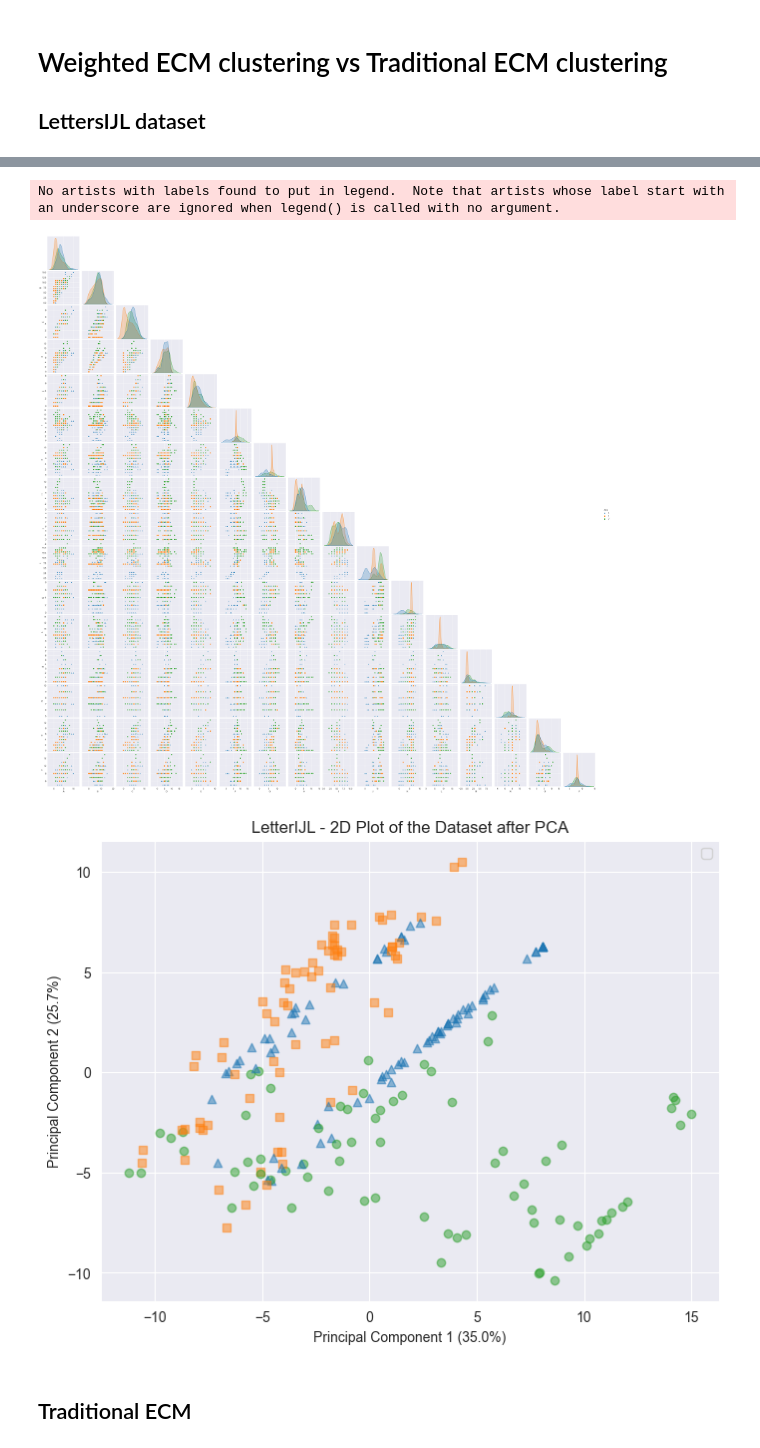
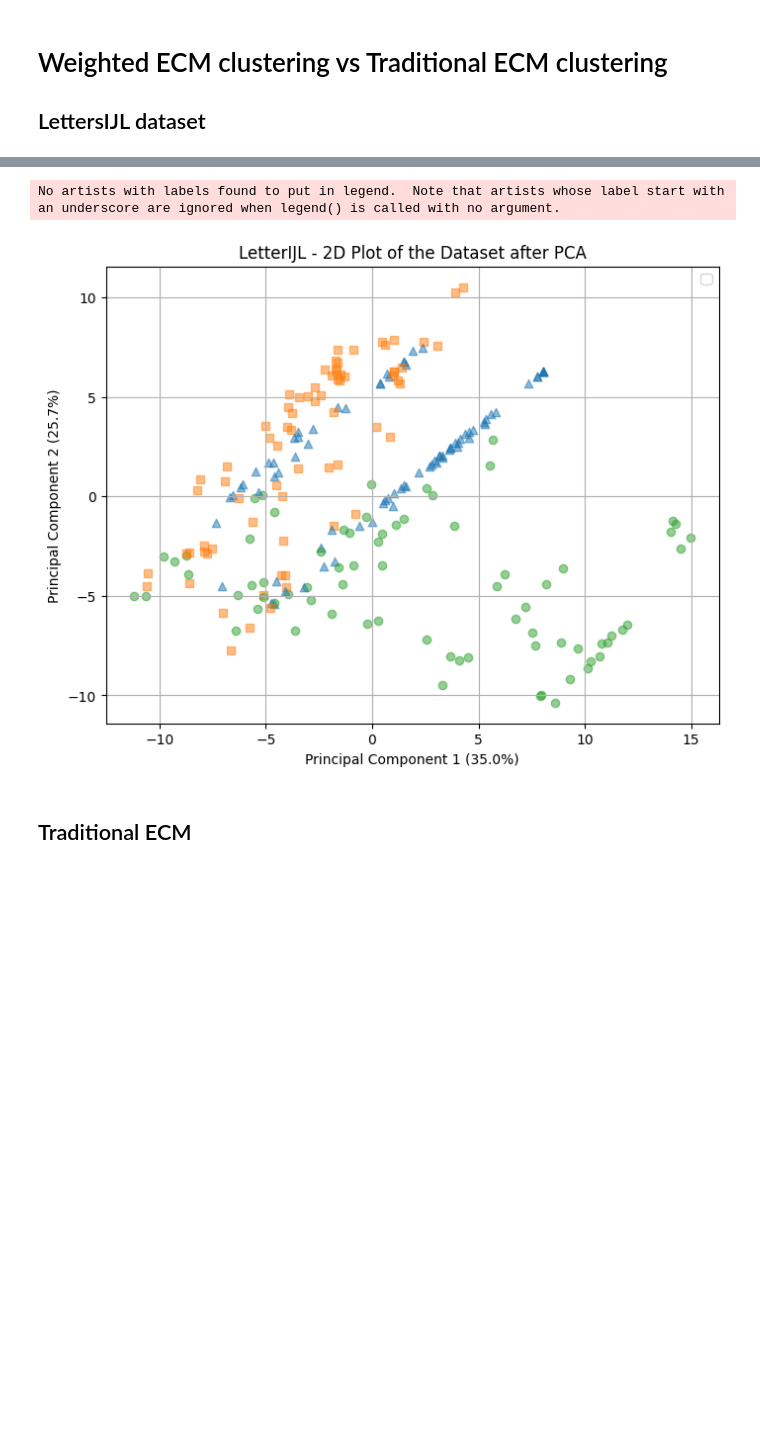
Before and after one commit to tridogithub/evclust, a Jupyter notebook: docs/internship/wecm_lettersIJL.ipynb, the cells around one changed output, grey strips where cells are left out. Cells and saved outputs as stored; diff of their text form; code cells hidden in the pictures; blank space fills up the shorter version.

```diff
--- a/docs/internship/wecm_lettersIJL.ipynb
+++ b/docs/internship/wecm_lettersIJL.ipynb
@@ -20,36 +27,36 @@ from evclust.datasets import load_letters
 df = load_letters()
 
 # data (as pandas dataframes)
 y = pd.DataFrame(df.iloc[:, -1])
 X = df.iloc[:, :-1]
+c = 3
 
 label_column_nm = y.columns[0]
 labels_encoder = LabelEncoder()
 numeric_labels = labels_encoder.fit_transform(y[label_column_nm])
 
 markers = ['^', 's', 'o']
-plotting(X, y, "LetterIJL", matrix_plot=True, markers=markers)
+plotting(X, y, "LetterIJL", matrix_plot=False, markers=markers)
 
 # Normalization
 scaler = MinMaxScaler((0, 1))
 X = pd.DataFrame(scaler.fit_transform(X))
 # %% [output]
      A    B    C    D    E    F    G    H    I     J    K    L    M    N    O  \
 0  3.0  7.0  3.0  5.0  1.0  1.0  1.0  5.0  5.0   0.0  1.0  6.0  0.0  8.0  0.0
 1  3.0  4.0  4.0  7.0  1.0  0.0  1.0  6.0  6.0   0.0  0.0  6.0  0.0  8.0  0.0
 2  0.0  0.0  0.0  1.0  0.0  7.0  7.0  4.0  4.0   7.0  6.0  8.0  0.0  8.0  0.0
 3  1.0  4.0  2.0  3.0  1.0  9.0  6.0  2.0  6.0  12.0  4.0  9.0  1.0  7.0  1.0
 4  1.0  7.0  0.0  4.0  0.0  7.0  7.0  4.0  4.0   7.0  6.0  8.0  0.0  8.0  0.0
 
      P
 0  8.0
 1  8.0
 2  8.0
 3  7.0
 4  8.0
 No artists with labels found to put in legend.  Note that artists whose label start with an underscore are ignored when legend() is called with no argument.
-[figure, old version]
+[figure, new version]
-[figure, removed]
 # %% [markdown]
 ## Traditional ECM
 # %%
```
Also changed, not shown: parts of 26 cells of this notebook, 2 other files.
